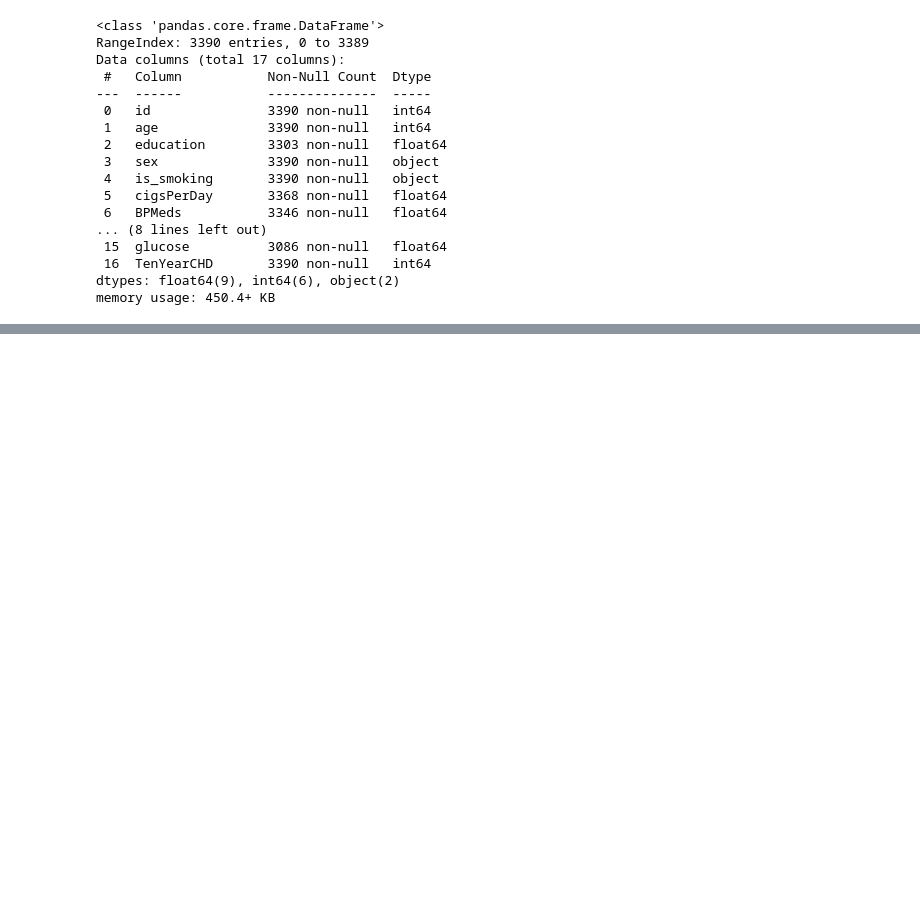
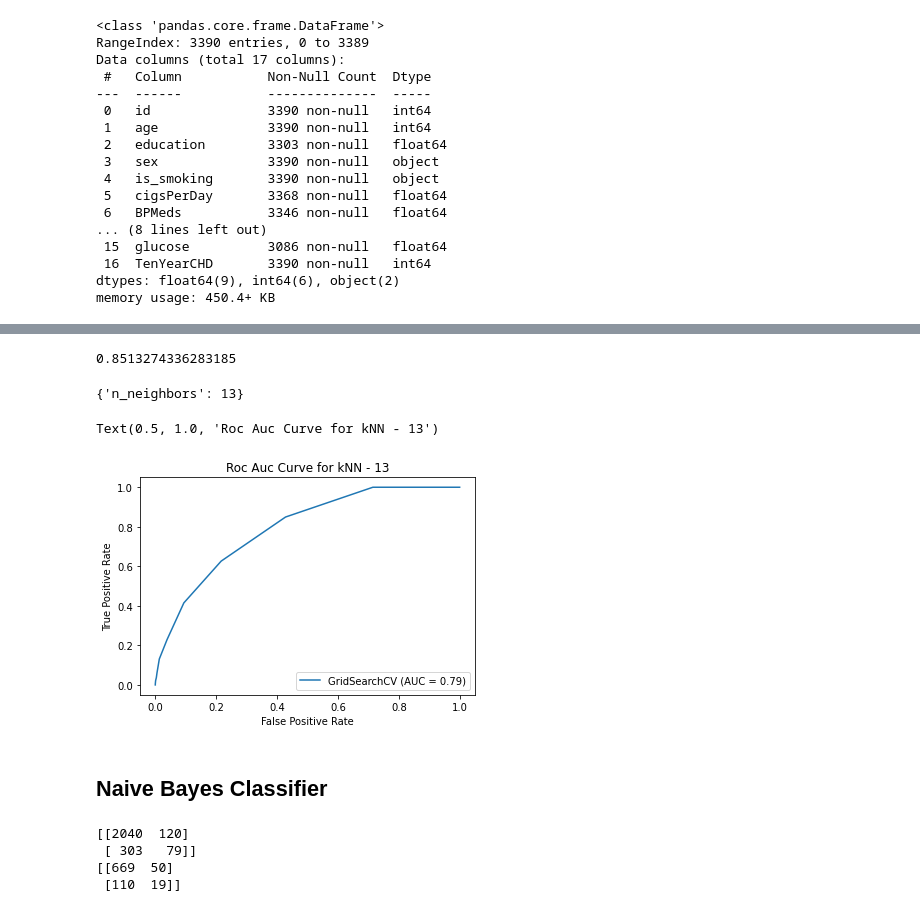
Before and after one commit to ameenattar92/Cardiovascular-Risk-Prediction, a Jupyter notebook: Pradip_Cardiovascular_Risk_Prediction.ipynb, the cells around one changed output, grey strips where cells are left out. Saved outputs shown, nothing was run; the diff lists cells and outputs as text; code cells hidden in the pictures; blank space fills up the shorter version.

```diff
--- a/Pradip_Cardiovascular_Risk_Prediction.ipynb
+++ b/Pradip_Cardiovascular_Risk_Prediction.ipynb
@@ -81,0 +250,6 @@ memory usage: 450.4+ KB
+# %%
+param_grid = {'n_neighbors':np.arange(1,50)}
+# %%
+knn = KNeighborsClassifier()
+knn_cv= GridSearchCV(knn,param_grid,cv=5)
+knn_cv.fit(X,Y)
@@ -81,0 +269,16 @@ memory usage: 450.4+ KB
+# %%
+knn_cv.best_score_
+# %% [output]
+0.8513274336283185
+# %%
+knn_cv.best_params_
+# %% [output]
+{'n_neighbors': 13}
+# %%
+plot_roc_curve(knn_cv,X,Y)
+plt.title("Roc Auc Curve for kNN - " + str(knn_cv.best_params_['n_neighbors']))
+# %% [output]
+Text(0.5, 1.0, 'Roc Auc Curve for kNN - 13')
+[figure, added]
+# %% [markdown]
+## **Naive Bayes Classifier**
@@ -81,0 +292,8 @@ memory usage: 450.4+ KB
+# %%
+print(confusion_matrix(Y_train, train_preds))
+print(confusion_matrix(Y_test, test_preds))
+# %% [output]
+[[2040  120]
+ [ 303   79]]
+[[669  50]
+ [110  19]]
```
Also changed, not shown: parts of 38 cells of this notebook.
